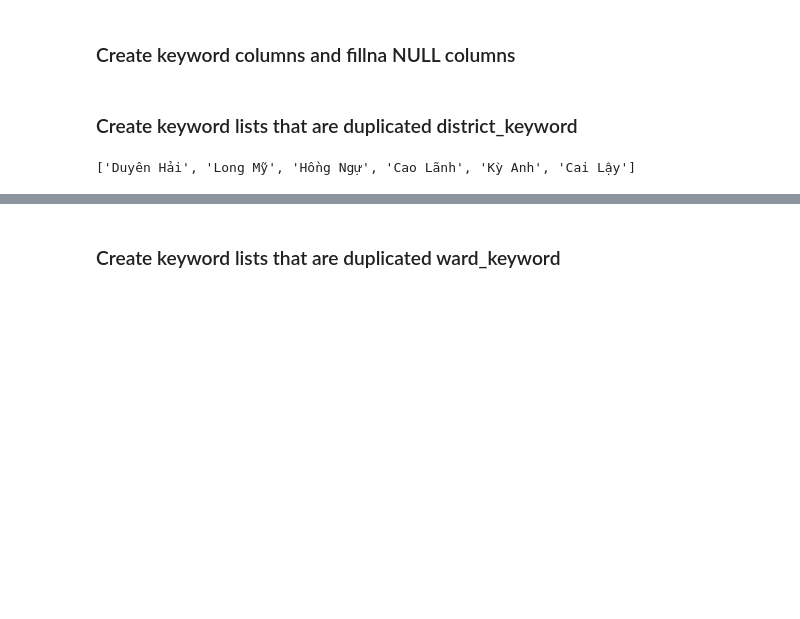
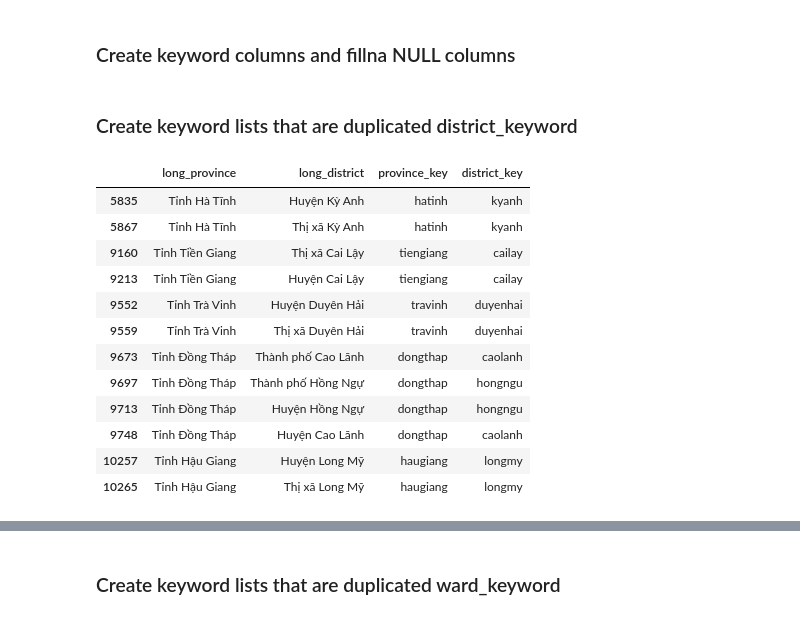
Before and after one commit to tranngocminhhieu/vietnam-administrative-units, a Jupyter notebook: notebook/build_parse_data.ipynb, the cells around one changed output, grey strips where cells are left out. Cells and saved outputs as stored; diff of their text form; code cells hidden in the pictures; blank space fills up the shorter version.

```diff
--- a/notebook/build_parse_data.ipynb
+++ b/notebook/build_parse_data.ipynb
@@ -79,9 +79,23 @@ df['ward_level_english'].fillna('', inplace=True)
 # %%
 district_count = df[['province', 'long_district', 'short_district']].drop_duplicates()[['province', 'short_district']].value_counts().reset_index()
 duplicated_districts = district_count[district_count['count'] > 1]['short_district'].tolist()
-# %%
-print(duplicated_districts)
-# %% [output]
-['Duyên Hải', 'Long Mỹ', 'Hồng Ngự', 'Cao Lãnh', 'Kỳ Anh', 'Cai Lậy']
+# %%
+df_duplicated_districts = df[df.short_district.isin(duplicated_districts)][['long_province', 'long_district', 'province_key', 'district_key']].drop_duplicates()
+# %%
+df_duplicated_districts
+# %% [output]
+|  | long_province | long_district | province_key | district_key |
+| 5835 | Tỉnh Hà Tĩnh | Huyện Kỳ Anh | hatinh | kyanh |
+| 5867 | Tỉnh Hà Tĩnh | Thị xã Kỳ Anh | hatinh | kyanh |
+| 9160 | Tỉnh Tiền Giang | Thị xã Cai Lậy | tiengiang | cailay |
+| 9213 | Tỉnh Tiền Giang | Huyện Cai Lậy | tiengiang | cailay |
+| 9552 | Tỉnh Trà Vinh | Huyện Duyên Hải | travinh | duyenhai |
+| 9559 | Tỉnh Trà Vinh | Thị xã Duyên Hải | travinh | duyenhai |
+| 9673 | Tỉnh Đồng Tháp | Thành phố Cao Lãnh | dongthap | caolanh |
+| 9697 | Tỉnh Đồng Tháp | Thành phố Hồng Ngự | dongthap | hongngu |
+| 9713 | Tỉnh Đồng Tháp | Huyện Hồng Ngự | dongthap | hongngu |
+| 9748 | Tỉnh Đồng Tháp | Huyện Cao Lãnh | dongthap | caolanh |
+| 10257 | Tỉnh Hậu Giang | Huyện Long Mỹ | haugiang | longmy |
+| 10265 | Tỉnh Hậu Giang | Thị xã Long Mỹ | haugiang | longmy |
 # %%
 # Pickle
```
Also changed, not shown: parts of 13 cells of this notebook, 3 other files.
